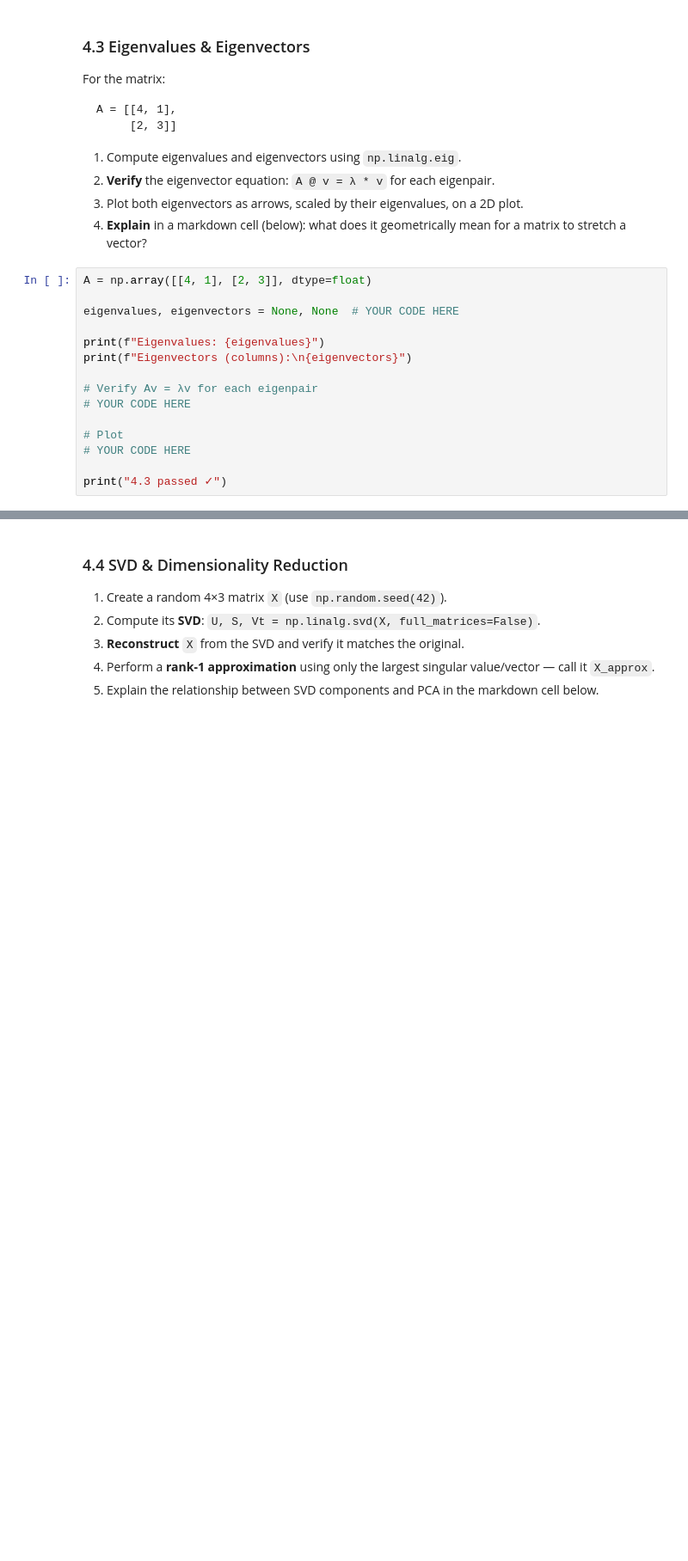
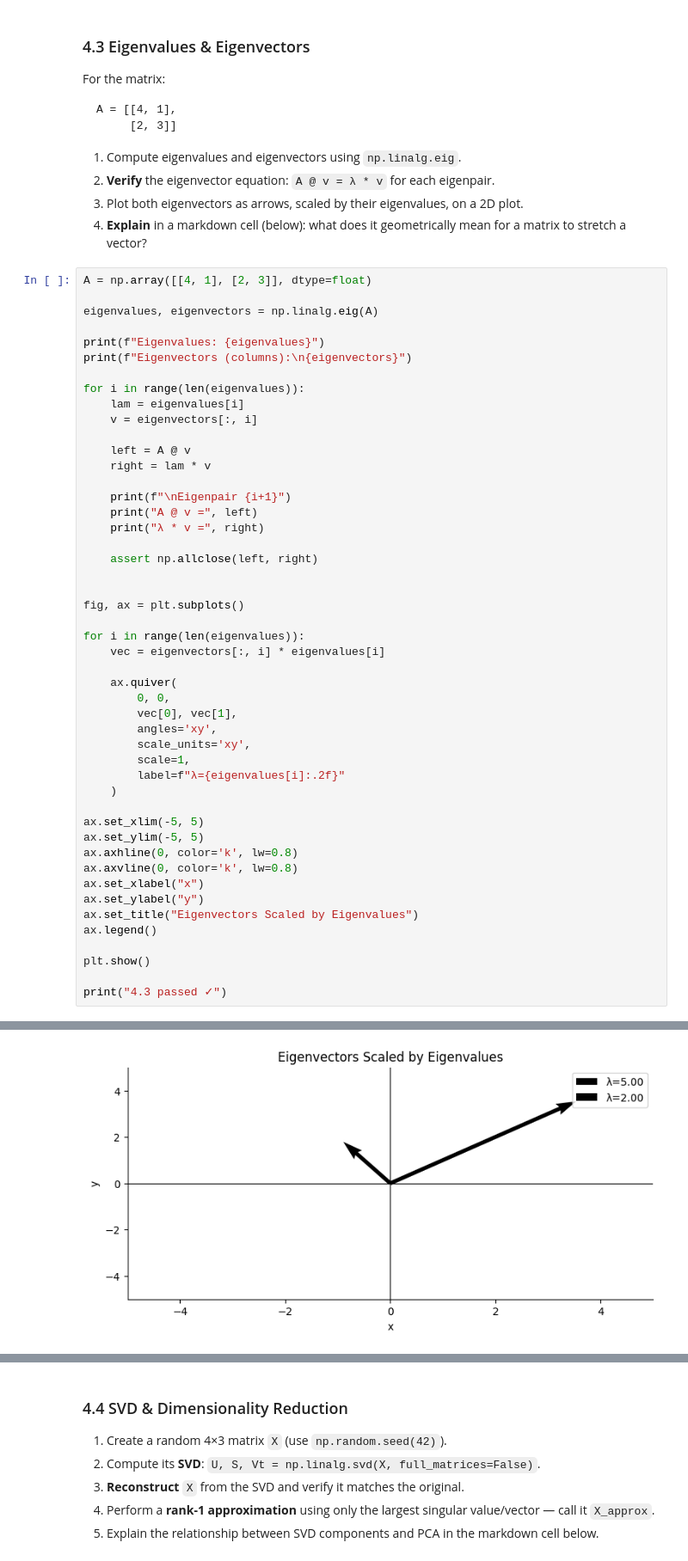
Before and after one commit to satyam294/CT-CEI-DS-2026, a Jupyter notebook: week1_Satyam_Chand.ipynb, the cells around one changed output, grey strips where cells are left out. Shown at 86% size. Drawn from its saved outputs; the diff is of its cells as text; blank space fills up the shorter version.

```diff
--- a/week1_Satyam_Chand.ipynb
+++ b/week1_Satyam_Chand.ipynb
@@ -435,15 +459,49 @@ A = [[4, 1],
 # %%
 A = np.array([[4, 1], [2, 3]], dtype=float)
 
-eigenvalues, eigenvectors = None, None  # YOUR CODE HERE
+eigenvalues, eigenvectors = np.linalg.eig(A)
 
 print(f"Eigenvalues: {eigenvalues}")
 print(f"Eigenvectors (columns):\n{eigenvectors}")
 
-# Verify Av = λv for each eigenpair
-# YOUR CODE HERE
+for i in range(len(eigenvalues)):
+    lam = eigenvalues[i]
+    v = eigenvectors[:, i]
 
-# Plot
-# YOUR CODE HERE
+    left = A @ v
+    right = lam * v
+
+    print(f"\nEigenpair {i+1}")
+    print("A @ v =", left)
+    print("λ * v =", right)
+
+    assert np.allclose(left, right)
+
+
+fig, ax = plt.subplots()
+
+for i in range(len(eigenvalues)):
+    vec = eigenvectors[:, i] * eigenvalues[i]
+
+    ax.quiver(
+        0, 0,
+        vec[0], vec[1],
+        angles='xy',
+        scale_units='xy',
+        scale=1,
+        label=f"λ={eigenvalues[i]:.2f}"
+    )
+
+ax.set_xlim(-5, 5)
+ax.set_ylim(-5, 5)
+ax.axhline(0, color='k', lw=0.8)
+ax.axvline(0, color='k', lw=0.8)
+ax.set_xlabel("x")
+ax.set_ylabel("y")
+ax.set_title("Eigenvectors Scaled by Eigenvalues")
+ax.legend()
+
+plt.show()
 
 print("4.3 passed ✓")
+# %% [output]
@@ -449,0 +520 @@ print("4.3 passed ✓")
+[figure, added]
```
Also changed, not shown: parts of 6 cells of this notebook.
